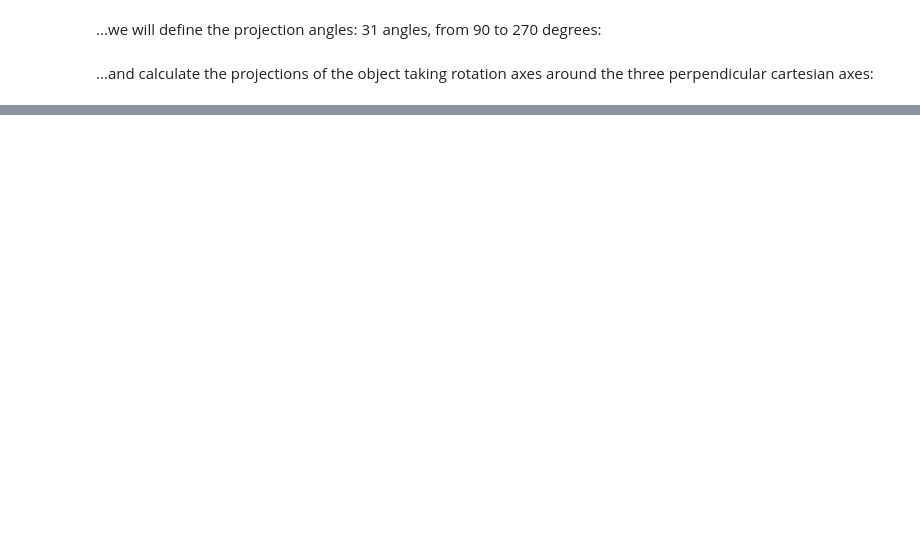
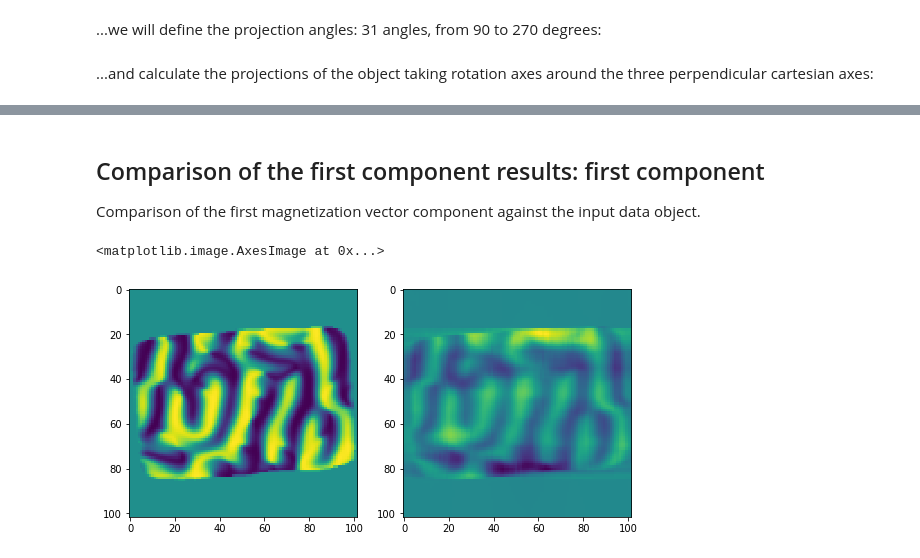
Before and after one commit to mrosanes/magnetization_doc, a Jupyter notebook: Magnetization_vector_reconstruction_v2.ipynb, the cells around one changed output, grey strips where cells are left out. Drawn from its saved outputs; the diff is of its cells as text; code cells hidden in the pictures; blank space fills up the shorter version.

```diff
--- a/Magnetization_vector_reconstruction_v2.ipynb
+++ b/Magnetization_vector_reconstruction_v2.ipynb
@@ -116,0 +162,13 @@ imgplot3 = plt.imshow(prj3[:,:,10])
+# %% [markdown]
+## Comparison of the first component results: first component
+
+Comparison of the first magnetization vector component against the input data object.
+# %%
+fig = plt.figure(figsize=(9, 7))
+ax1 = fig.add_subplot(1, 2, 1)
+ax1.imshow(obx[52,:,:])
+ax2 = fig.add_subplot(1, 2, 2)
+ax2.imshow(rec1[52,:,:])
+# %% [output]
+<matplotlib.image.AxesImage at 0x...>
+[figure, added]
```
Also changed, not shown: parts of 21 cells of this notebook.
